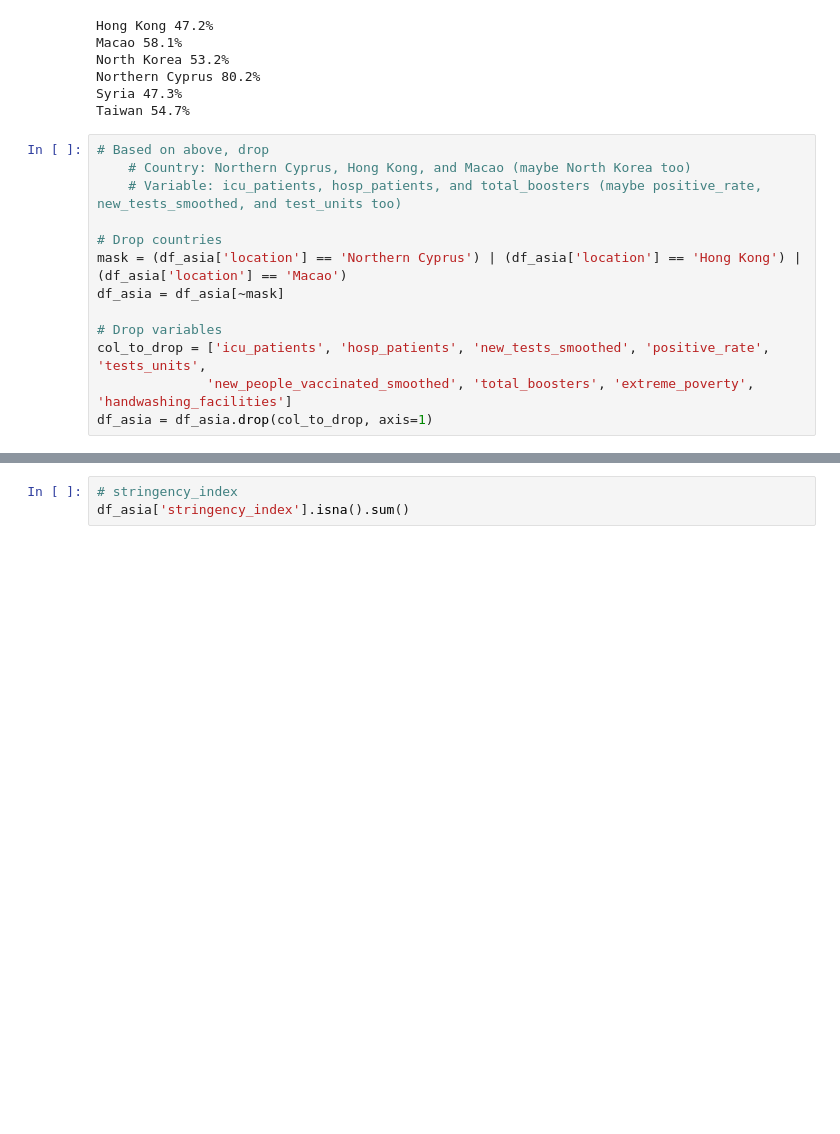
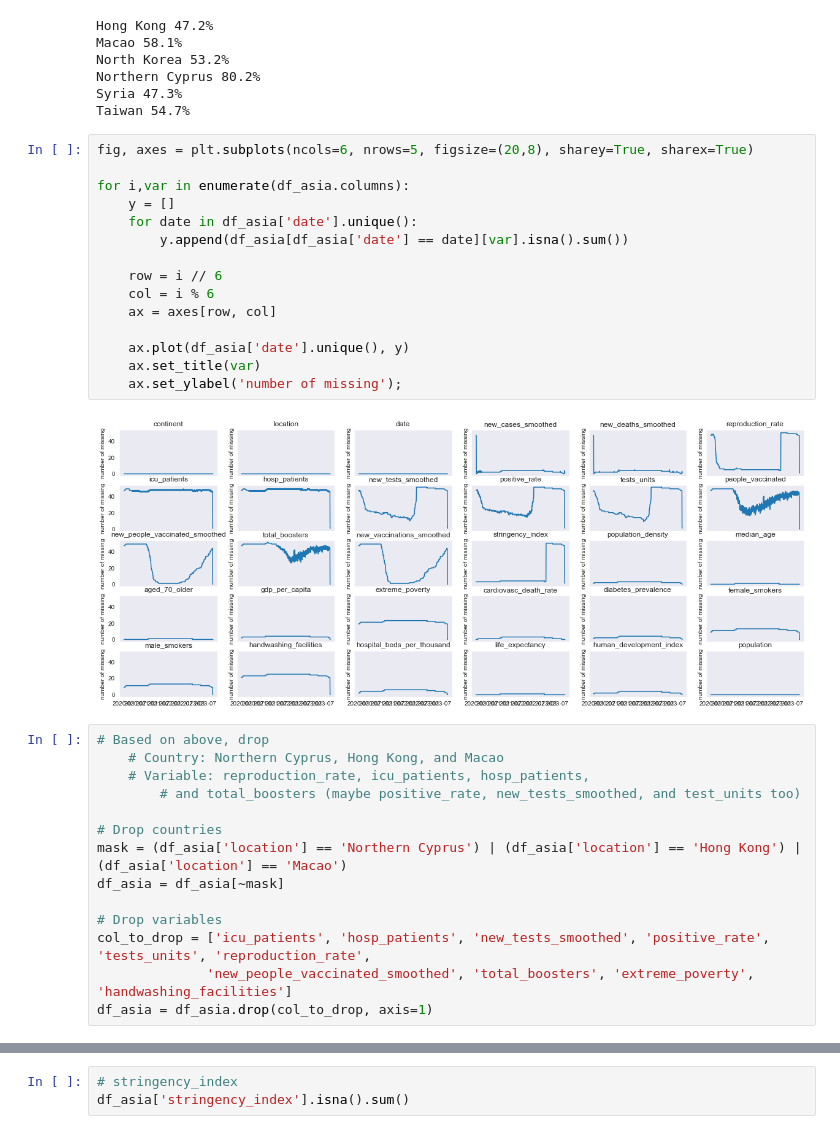
Before and after one commit to Bella3s/Covid-19-Time-Series-Modeling, a Jupyter notebook: index.ipynb, the cells around one changed output, grey strips where cells are left out. Drawn from its saved outputs; the diff is of its cells as text; blank space fills up the shorter version.

```diff
--- a/index.ipynb
+++ b/index.ipynb
@@ -331,17 +353,35 @@ North Korea 53.2%
 Northern Cyprus 80.2%
 Syria 47.3%
 Taiwan 54.7%
+# %%
+fig, axes = plt.subplots(ncols=6, nrows=5, figsize=(20,8), sharey=True, sharex=True)
+
+for i,var in enumerate(df_asia.columns):
+    y = []
+    for date in df_asia['date'].unique():
+        y.append(df_asia[df_asia['date'] == date][var].isna().sum())
+
+    row = i // 6
+    col = i % 6
+    ax = axes[row, col]
+
+    ax.plot(df_asia['date'].unique(), y)
+    ax.set_title(var)
+    ax.set_ylabel('number of missing');
+# %% [output]
+[figure, added]
 # %%
 # Based on above, drop
-    # Country: Northern Cyprus, Hong Kong, and Macao (maybe North Korea too)
-    # Variable: icu_patients, hosp_patients, and total_boosters (maybe positive_rate, new_tests_smoothed, and test_units too)
+    # Country: Northern Cyprus, Hong Kong, and Macao
+    # Variable: reproduction_rate, icu_patients, hosp_patients,
+        # and total_boosters (maybe positive_rate, new_tests_smoothed, and test_units too)
 
 # Drop countries
 mask = (df_asia['location'] == 'Northern Cyprus') | (df_asia['location'] == 'Hong Kong') | (df_asia['location'] == 'Macao')
 df_asia = df_asia[~mask]
 
 # Drop variables
-col_to_drop = ['icu_patients', 'hosp_patients', 'new_tests_smoothed', 'positive_rate', 'tests_units',
+col_to_drop = ['icu_patients', 'hosp_patients', 'new_tests_smoothed', 'positive_rate', 'tests_units', 'reproduction_rate',
               'new_people_vaccinated_smoothed', 'total_boosters', 'extreme_poverty', 'handwashing_facilities']
 df_asia = df_asia.drop(col_to_drop, axis=1)
 # %%
```
Also changed, not shown: parts of 50 cells of this notebook.
